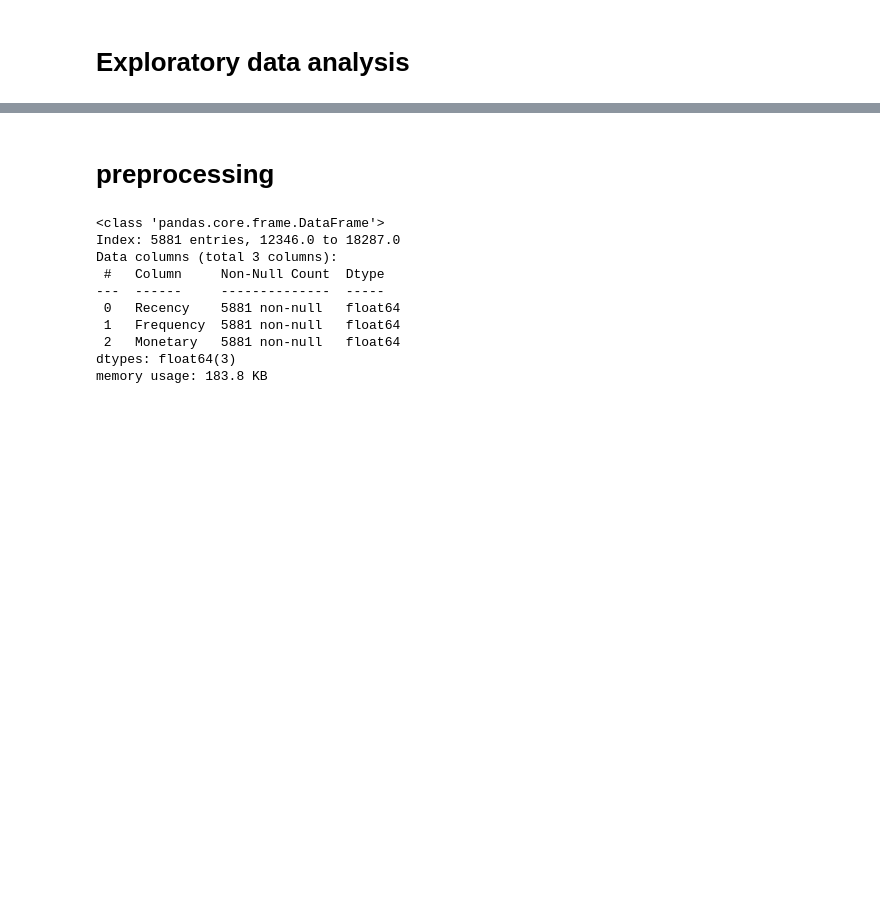
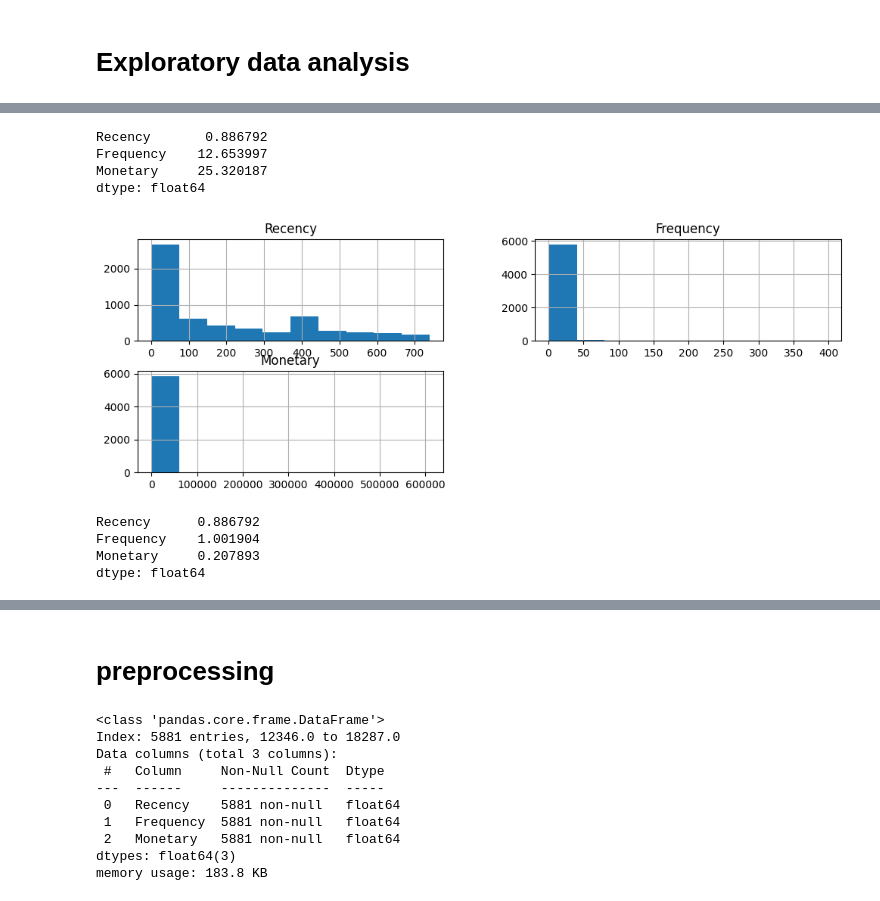
Before and after one commit to Yogesh-BCA-Ds/ML-Small-Projects_1, a Jupyter notebook: unsupervised learning/unsupervised_learning.ipynb, the cells around one changed output, grey strips where cells are left out. Drawn from its saved outputs; the diff is of its cells as text; code cells hidden in the pictures; blank space fills up the shorter version.

```diff
--- a/unsupervised learning/unsupervised_learning.ipynb
+++ b/unsupervised learning/unsupervised_learning.ipynb
@@ -366,0 +429,12 @@ rfm.head()
+# %%
+rfm.skew()
+# %% [output]
+Recency       0.886792
+Frequency    12.653997
+Monetary     25.320187
+dtype: float64
+# %%
+rfm.hist(figsize=(12,4))
+plt.show()
+# %% [output]
+[figure, added]
@@ -366,0 +446,7 @@ rfm.head()
+# %%
+rfm_log.skew()
+# %% [output]
+Recency      0.886792
+Frequency    1.001904
+Monetary     0.207893
+dtype: float64
```
Also changed, not shown: parts of 56 cells of this notebook.
